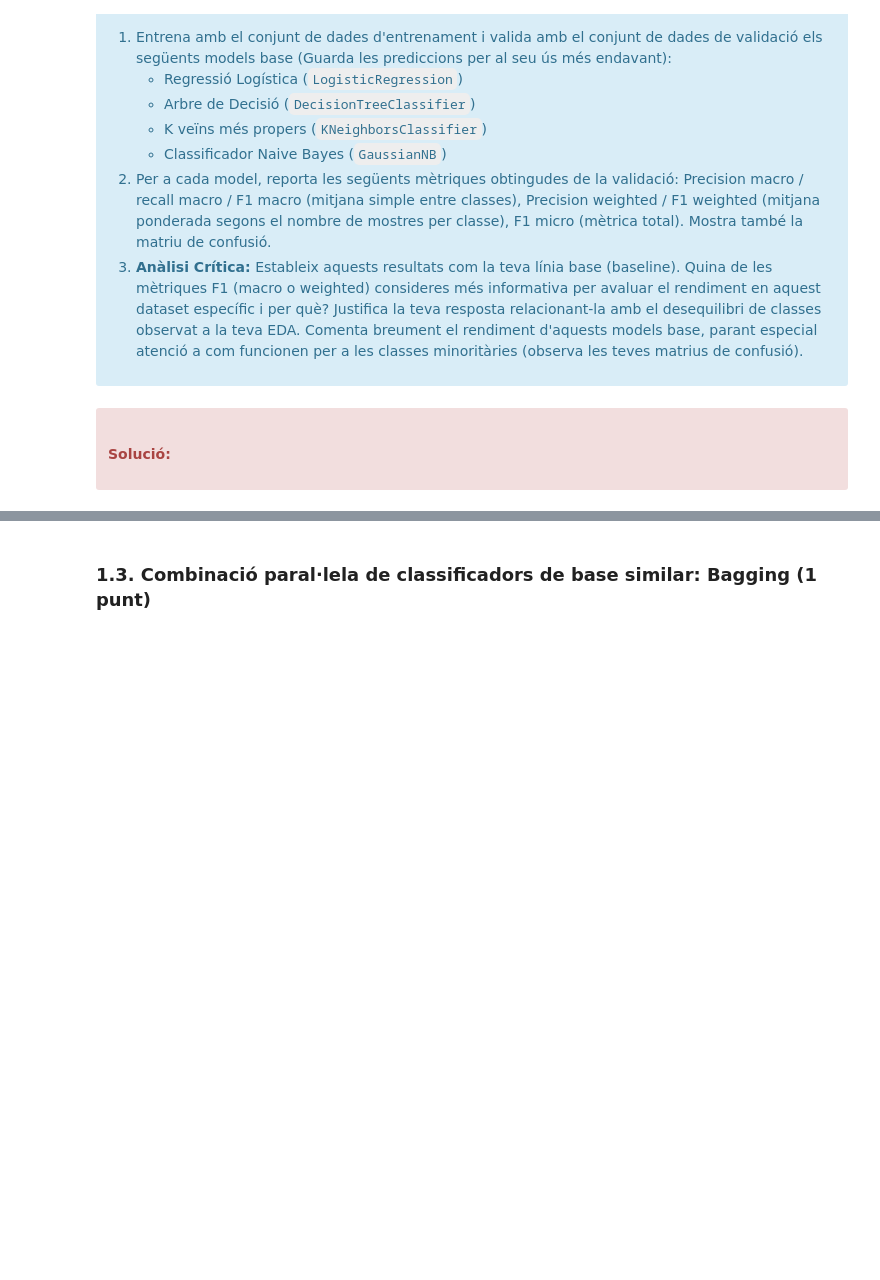
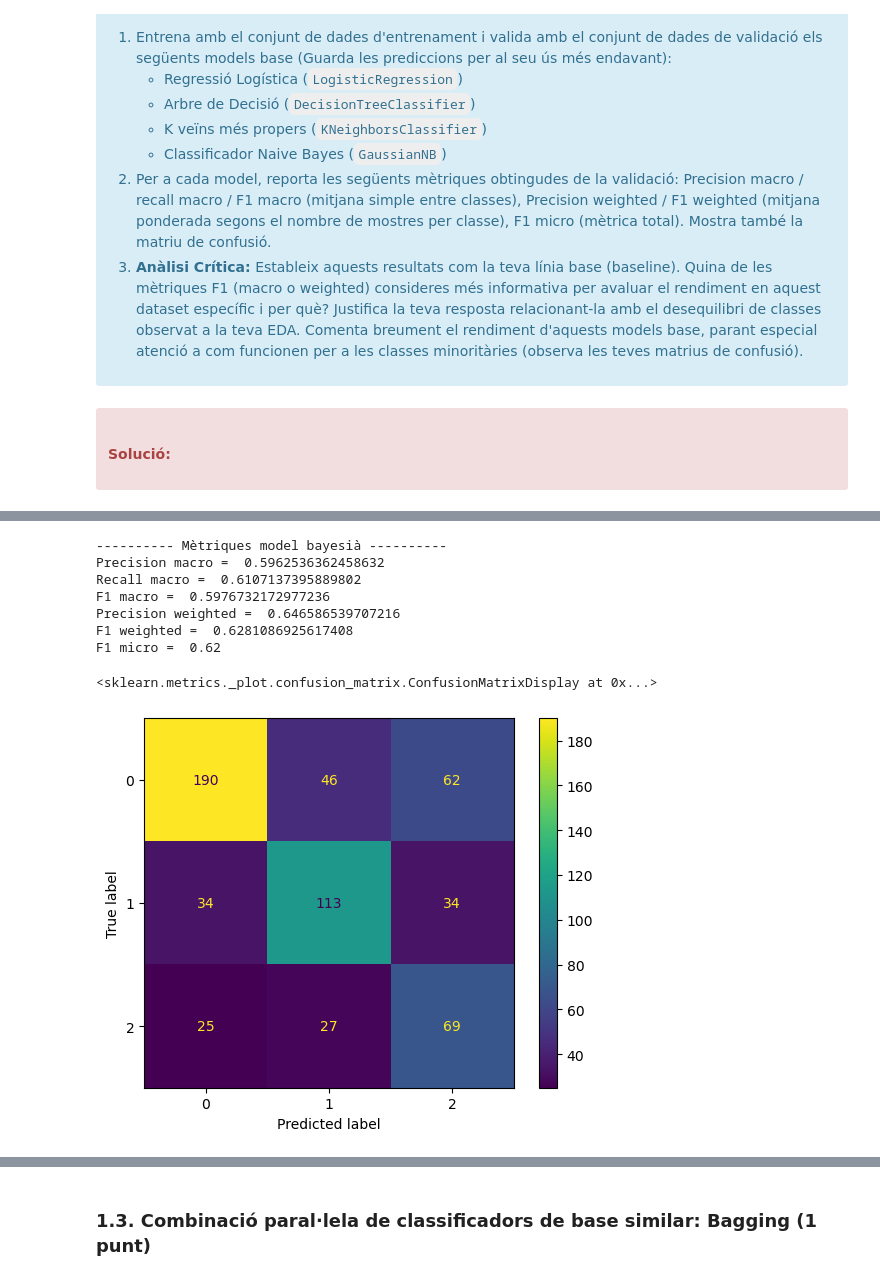
Before and after one commit to marc7666/PAC4-aprenentatge-automatic, a Jupyter notebook: M2_991_20242_PAC4_Enunciat.ipynb, the cells around one changed output, grey strips where cells are left out. Cells and saved outputs as stored; diff of their text form; code cells hidden in the pictures; blank space fills up the shorter version.

```diff
--- a/M2_991_20242_PAC4_Enunciat.ipynb
+++ b/M2_991_20242_PAC4_Enunciat.ipynb
@@ -489,0 +540,7 @@ Comenta dins d'aquesta cel·la la teva anàlisi crítica, fes servir tantes cel
+# %%
+# Bayes
+bayes = GaussianNB()
+bayes.fit(X_train_balanced_no_outliers, y_train_balanced)
+bayes_predictions = bayes.predict(X_test_no_outliers)
+print("---------- Naive Bayes ----------")
+print(classification_report(y_test, bayes_predictions))
@@ -489,0 +621,19 @@ Comenta dins d'aquesta cel·la la teva anàlisi crítica, fes servir tantes cel
+# %%
+print("---------- Mètriques model bayesià ----------")
+print(f"Precision macro = ", precision_score(y_test, bayes_predictions, average="macro"))
+print(f"Recall macro = ", recall_score(y_test, bayes_predictions, average="macro"))
+print(f"F1 macro = ", f1_score(y_test, bayes_predictions, average="macro"))
+print(f"Precision weighted = ", precision_score(y_test, bayes_predictions, average="weighted"))
+print(f"F1 weighted = ",f1_score(y_test, bayes_predictions, average="weighted"))
+print(f"F1 micro = ", f1_score(y_test, bayes_predictions, average="micro"))
+ConfusionMatrixDisplay.from_predictions(y_test, bayes_predictions)
+# %% [output]
+---------- Mètriques model bayesià ----------
+Precision macro =  0.5962536362458632
+Recall macro =  0.6107137395889802
+F1 macro =  0.5976732172977236
+Precision weighted =  0.646586539707216
+F1 weighted =  0.6281086925617408
+F1 micro =  0.62
+<sklearn.metrics._plot.confusion_matrix.ConfusionMatrixDisplay at 0x...>
+[figure, added]
```
Also changed, not shown: parts of 24 cells of this notebook.
